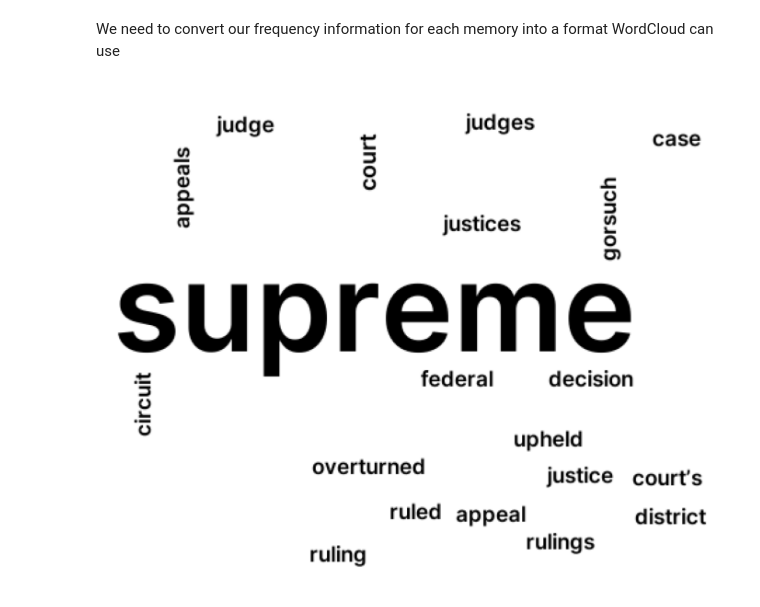
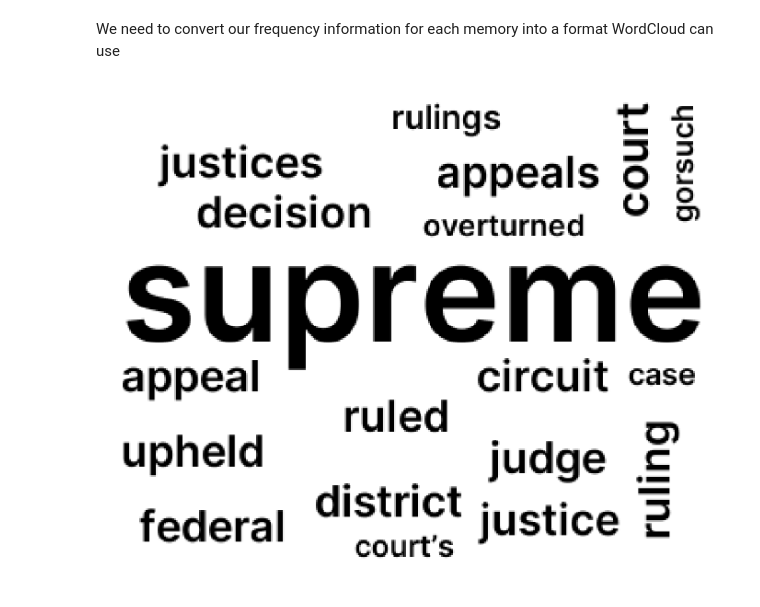
Before and after one commit to bhoov/Flybrain-NLP-Vis, a Jupyter notebook: notebooks/00_Generating Static Wordclouds.ipynb, the cells around one changed output. Drawn from its saved outputs; the diff is of its cells as text; code cells hidden in the pictures.

```diff
--- a/notebooks/00_Generating Static Wordclouds.ipynb
+++ b/notebooks/00_Generating Static Wordclouds.ipynb
@@ -47,8 +52,8 @@ def plot_cloud(wordcloud, showfig=True):
 # %%
 cloud = WordCloud(
     font_path="../client/public/fonts/Inter/static/Inter-SemiBold.ttf",
-    width = 500,
-    height = 400,
+    width = 375,
+    height = 300,
     prefer_horizontal=0.8,
     min_font_size=15,
     max_font_size=100,
@@ -64,13 +69,13 @@ cloud = WordCloud(
 # %%
 # 305, 54, ...
 nums = deepcopy(concepts[bhash.get_head_by_labeled_index(305)])
 # for n in nums:
 #     n['contribution'] += 0.1
-data = to_frequencies(nums, 0.2)
+data = to_frequencies(nums, 0.45)
 wordcloud = cloud.generate_from_frequencies(data)
 fig = plot_cloud(wordcloud)
 # %% [output]
-[figure, old version]
+[figure, new version]
 # %%
 result_path = pf.CLIENT / "public/wordclouds"
 force_redo = True
```
Also changed, not shown: parts of 4 cells of this notebook, 1 other file.
